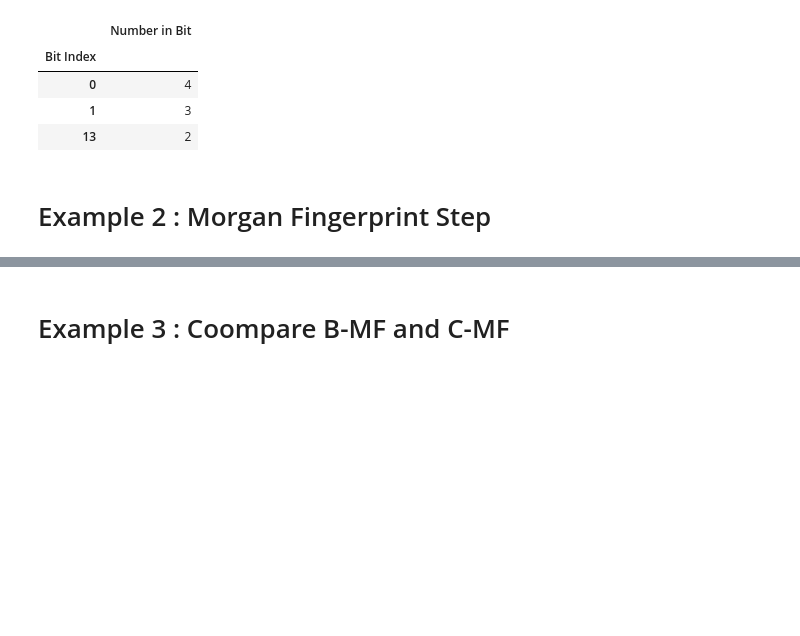
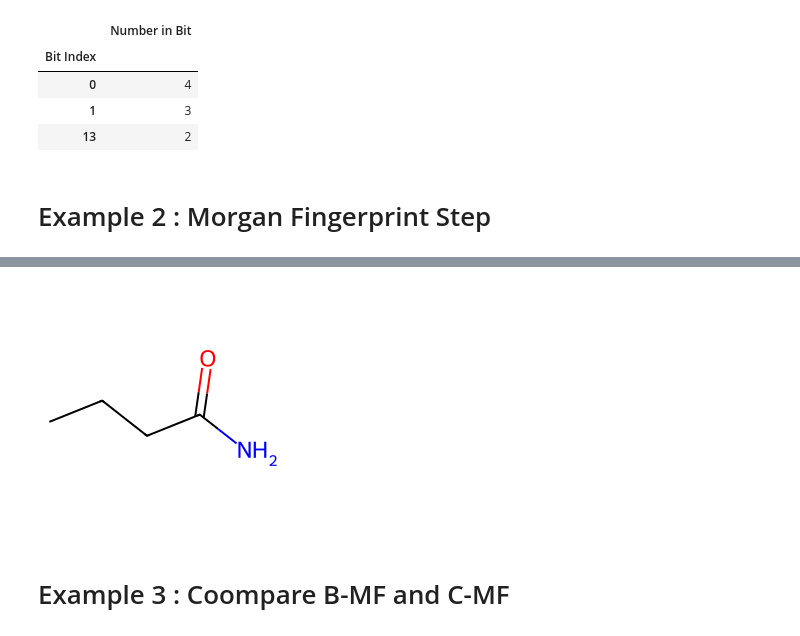
Before and after one commit to Sawahiko/SMILE_to_Feature, a Jupyter notebook: Example/Example 1.ipynb, the cells around one changed output, grey strips where cells are left out. Cells and saved outputs as stored; diff of their text form; code cells hidden in the pictures; blank space fills up the shorter version.

```diff
--- a/Example/Example 1.ipynb
+++ b/Example/Example 1.ipynb
@@ -113,6 +122,10 @@ mol2 = Chem.MolFromSmiles(smi2)
 d2 = rdMolDraw2D.MolDraw2DCairo(250, 250)
 rdMolDraw2D.PrepareAndDrawMolecule(d2,mol2)
 d2.WriteDrawingText("EX2-pic3.png")
+# %%
+Image(filename='EX2-pic3.png')
+# %% [output]
+[figure, added]
 # %% [markdown]
 # Example 3 : Coompare B-MF and C-MF
 # %%
```
Also changed, not shown: parts of 4 cells of this notebook.
